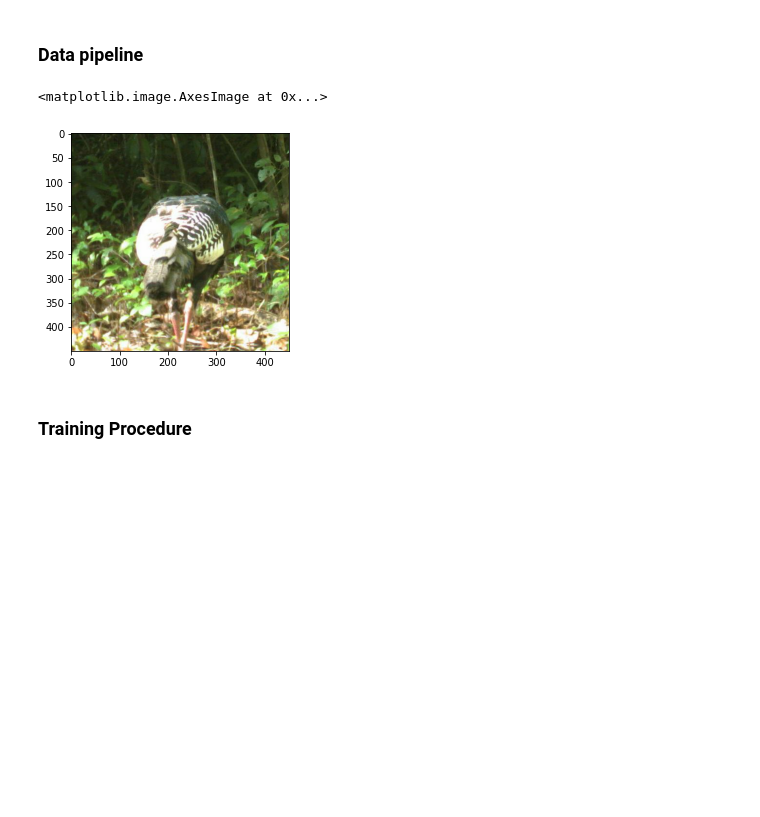
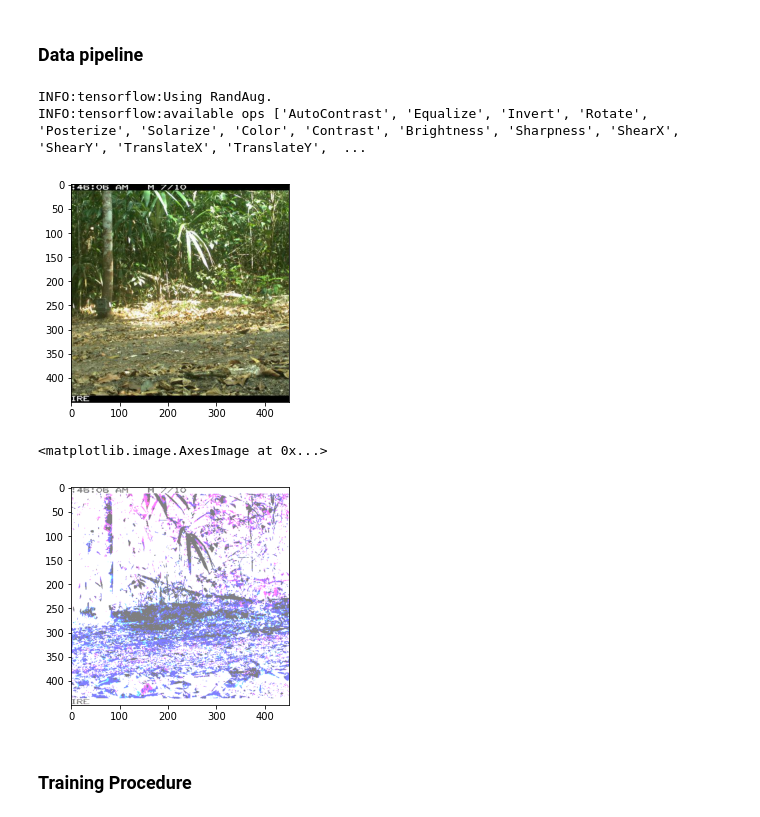
Before and after one commit to alcunha/filtering-empty-camera-trap-images, a Jupyter notebook: classifier_training.ipynb, the cells around one changed output. Cells and saved outputs as stored; diff of their text form; code cells hidden in the pictures; blank space fills up the shorter version.

Commit message:
Updated randaugment to tf2

```diff
--- a/classifier_training.ipynb
+++ b/classifier_training.ipynb
@@ -28,10 +34,21 @@ iwild211 = pd.read_csv(metadata_file, index_col='id')
 def read_decode_image(image_path, label):
     image = tf.io.read_file(dataset_path + image_path)
     image = tf.image.decode_jpeg(image, channels=3)
-    image = tf.cast(image, tf.float32) / 255.
     label = tf.one_hot(label, num_classes)
 
     return image, label
+# %%
+def apply_randaugment(image, label):
+
+    input_image_type = image.dtype
+    image2 = tf.clip_by_value(image, 0, 255)
+    image2 = tf.cast(image2, dtype=tf.uint8)
+
+    image2 = randaugment.distort_image_with_randaugment(image2, num_layers=2, magnitude=2)
+
+    image2 = tf.cast(image2, dtype=input_image_type)
+
+    return image, image2, label
 # %%
 def generate_dataset(filenames, labels, training=True):
     AUTOTUNE = tf.data.experimental.AUTOTUNE
@@ -43,8 +60,8 @@ def generate_dataset(filenames, labels, training=True):
 
     dataset = dataset.map(read_decode_image, num_parallel_calls=AUTOTUNE)
 
-#     if(training):
-#         dataset = dataset.map(apply_augmentation, num_parallel_calls=AUTOTUNE)
+    if(training):
+        dataset = dataset.map(apply_randaugment, num_parallel_calls=AUTOTUNE)
 #     else:
 #         dataset = dataset.map(resize_image, num_parallel_calls=AUTOTUNE)
 
@@ -57,13 +74,18 @@ iwild211_train_df = iwild211[iwild211['spliting'] == 'train'].copy()
 iwild211_train = generate_dataset(iwild211_train_df.image_id.values,
                                   iwild211_train_df.name_coded.values,
                                   training=True)
+# %% [output]
+INFO:tensorflow:Using RandAug.
+INFO:tensorflow:available ops ['AutoContrast', 'Equalize', 'Invert', 'Rotate', 'Posterize', 'Solarize', 'Color', 'Contrast', 'Brightness', 'Sharpness', 'ShearX', 'ShearY', 'TranslateX', 'TranslateY',  ...
 # %%
-image, label = next(iter(iwild211_train))
+image, image2, label = next(iter(iwild211_train))
+plt.imshow(image)
+plt.show()
+plt.imshow(image2)
+# %% [output]
+[figure, added]
+<matplotlib.image.AxesImage at 0x...>
+[figure, added]
-# %%
-plt.imshow(image)
-# %% [output]
-<matplotlib.image.AxesImage at 0x...>
-[figure, removed]
 # %% [markdown]
 ### Training Procedure
 # %%
```
Also changed, not shown: parts of 1 cell of this notebook, 1 other file.
